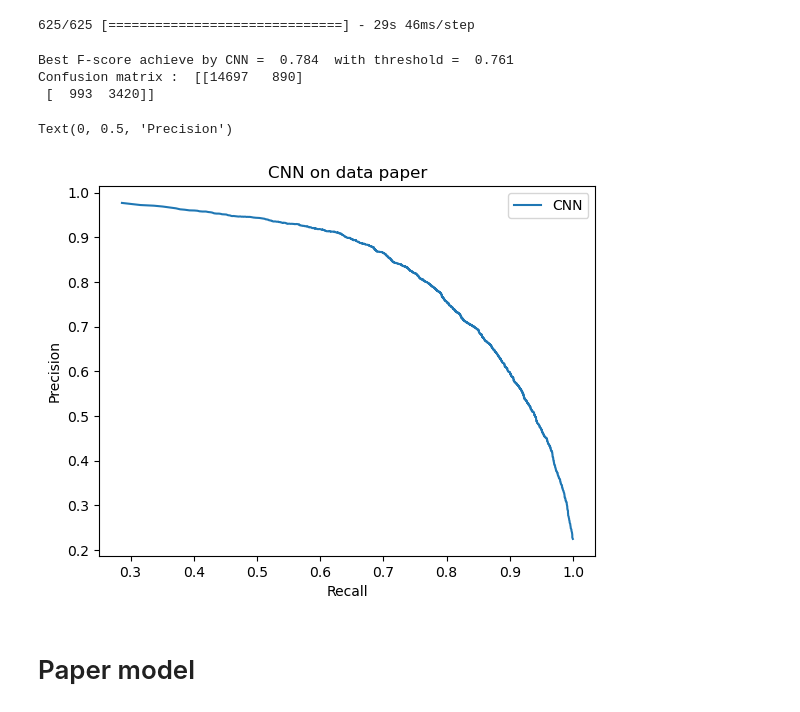
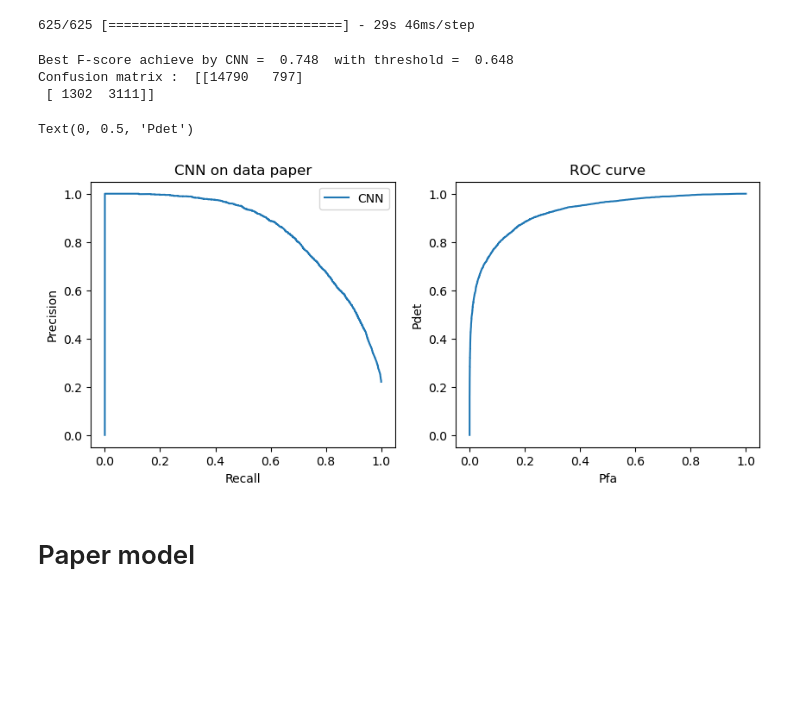
Before and after one commit to hugokerino/Stage_R-V, a Jupyter notebook: Notebook_CNN.ipynb, the cells around one changed output. Drawn from its saved outputs; the diff is of its cells as text; code cells hidden in the pictures; blank space fills up the shorter version.

```diff
--- a/Notebook_CNN.ipynb
+++ b/Notebook_CNN.ipynb
@@ -68,12 +71,7 @@ def evaluate(y_pred, label):
     return precision, recall,f_score, m
 # %%
 #Load dataset 1 for the neural network
-"""
-X_LS = loosen('./data/set1/LS.pickle')
-X_max_values = loosen('./data/set1/Maxs.pickle')
-Y = loosen('./data/set1/Labels.pickle')
-freq = loosen('./data/set1/Freq.pickle')
-"""
+
 X_LS = np.load('./data/set1/X_LS.npy',allow_pickle = True)
 X_max_values = np.load('./data/set1/X_max_values.npy',allow_pickle = True)
 Y = np.load('./data/set1/Y.npy',allow_pickle = True)
@@ -285,6 +279,6 @@ y_pred_cnn1 = model.predict( x =[X1_test, X2_test])
 # %%
-N = 10000
-threshold = np.linspace(0.0001,0.9999,N)
+N = 1000
+threshold = np.linspace(np.min(y_pred_cnn1),np.max(y_pred_cnn1),N)
 P = np.zeros(N)
 R = np.zeros(N)
 Pdet = np.zeros(N)
@@ -304,12 +298,13 @@ print("Confusion matrix : ", best_m)
 plt.figure(figsize=(10,4))
 plt.subplot(121)
 plt.title("PR curve on test data")
-plt.plot(R,P, label='CNN'),  plt.legend()
+plt.plot(R[:-1],P[:-1], label='CNN'),  plt.legend()
 plt.xlabel("Recall")
 plt.ylabel("Precision")
 plt.subplot(122)
 plt.title("ROC curve")
 plt.plot(Pfa, Pdet)
+plt.plot(np.linspace(0,1,N), np.linspace(0,1,N), '--', c ='black')
 plt.xlabel("Pfa")
 plt.ylabel("Pdet")
 # %% [output]
@@ -320,0 +335,16 @@ Text(0, 0.5, 'Pdet')
+# %%
+# Color map H1
+ind_H1 = np.where(label_test == 1)[0]
+output_H1 = y_pred_cnn1[ind_H1]
+freq_H1, amp_H1 = X2_test.numpy()[ind_H1,0,:], X2_test.numpy()[ind_H1,1,:]
+
+plt.figure(figsize=(8,4))
+f, ax = plt.subplots()
+plt.title("Predicted Probability for H1 data")
+plot = plt.scatter(freq_H1, amp_H1, s = 10,c = output_H1, cmap='plasma')
+f.colorbar(plot)
+plt.xlim(0,0.1)
+plt.ylim(0,0.4)
+plt.xlabel("Frequency (days⁻¹)")
+plt.ylabel("Amplitude ")
+plt.savefig("./../../Pictures/colomor_mapH1.png")
@@ -379,29 +411,38 @@ y_pred = model.predict( x =[X1_p, X2_p])
 # %%
 N = 10000
 threshold = np.linspace(0.0001,0.9999,N)
-P = np.zeros(N)
-R = np.zeros(N)
+P, R = np.zeros(N),np.zeros(N)
+Pdet, Pfa = np.zeros(N),np.zeros(N)
+
 best_score = 0
 
 for i in range(N):
     y_seuil = np.where(y_pred > threshold[i],1,0)
     P[i] ,R[i],f,m = evaluate(y_seuil,Y_p)
+    Pdet[i], Pfa[i] = m[1,1]/(m[1,1]+m[1,0]), m[0,1]/(m[0,0]+m[0,1])
     if (f > best_score) : best_score, best_threshold, best_m = f, threshold[i], m
 
 
 print("Best F-score achieve by CNN = ", round(best_score,3), " with threshold = ",round(best_threshold,3) )
 print("Confusion matrix : ", best_m)
 
+plt.figure(figsize=(10,4))
+plt.subplot(121)
 plt.title("CNN on data paper")
 plt.plot(R,P, label='CNN'),  plt.legend()
 plt.xlabel("Recall")
 plt.ylabel("Precision")
+plt.subplot(122)
+plt.title("ROC curve")
+plt.plot(Pfa, Pdet)
+plt.xlabel("Pfa")
+plt.ylabel("Pdet")
 # %% [output]
-Best F-score achieve by CNN =  0.784  with threshold =  0.761
-Confusion matrix :  [[14697   890]
- [  993  3420]]
+Best F-score achieve by CNN =  0.748  with threshold =  0.648
+Confusion matrix :  [[14790   797]
+ [ 1302  3111]]
-Text(0, 0.5, 'Precision')
+Text(0, 0.5, 'Pdet')
-[figure, old version]
+[figure, new version]
 # %% [markdown]
 # Paper model
 # %%
```
Also changed, not shown: parts of 56 cells of this notebook, 2 other files.
